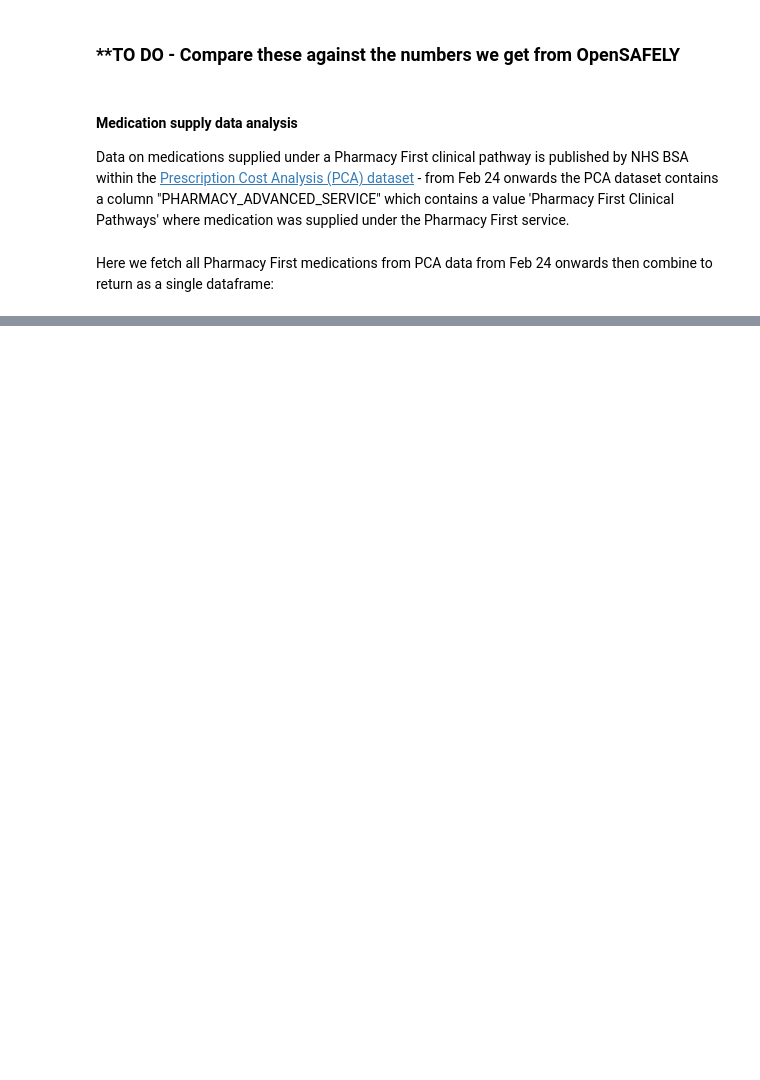
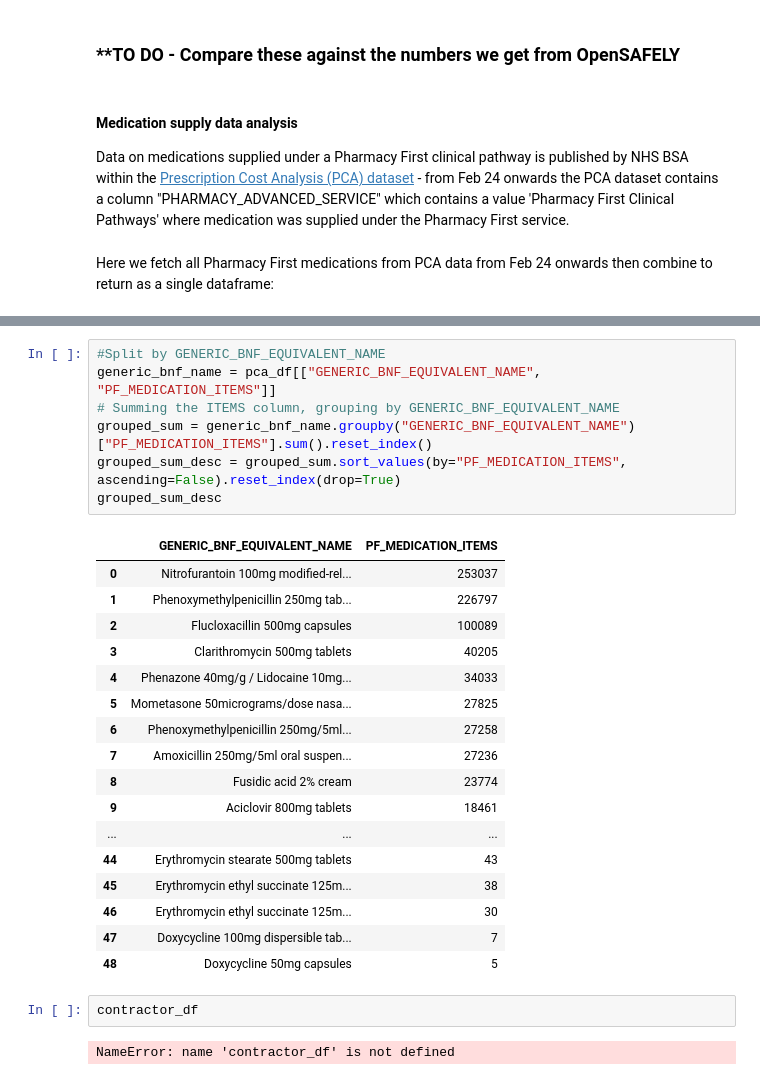
Before and after one commit to chrisjwood16/pharmacy-first-open-data, a Jupyter notebook: notebooks/data_analysis_new.ipynb, the cells around one changed output, grey strips where cells are left out. Cells and saved outputs as stored; diff of their text form; blank space fills up the shorter version.

```diff
--- a/notebooks/data_analysis_new.ipynb
+++ b/notebooks/data_analysis_new.ipynb
@@ -109,0 +174,29 @@ Here we fetch all Pharmacy First medications from PCA data from Feb 24 onwards t
+# %%
+#Split by GENERIC_BNF_EQUIVALENT_NAME
+generic_bnf_name = pca_df[["GENERIC_BNF_EQUIVALENT_NAME", "PF_MEDICATION_ITEMS"]]
+# Summing the ITEMS column, grouping by GENERIC_BNF_EQUIVALENT_NAME
+grouped_sum = generic_bnf_name.groupby("GENERIC_BNF_EQUIVALENT_NAME")["PF_MEDICATION_ITEMS"].sum().reset_index()
+grouped_sum_desc = grouped_sum.sort_values(by="PF_MEDICATION_ITEMS", ascending=False).reset_index(drop=True)
+grouped_sum_desc
+# %% [output]
+|  | GENERIC_BNF_EQUIVALENT_NAME | PF_MEDICATION_ITEMS |
+| 0 | Nitrofurantoin 100mg modified-rel... | 253037 |
+| 1 | Phenoxymethylpenicillin 250mg tab... | 226797 |
+| 2 | Flucloxacillin 500mg capsules | 100089 |
+| 3 | Clarithromycin 500mg tablets | 40205 |
+| 4 | Phenazone 40mg/g / Lidocaine 10mg... | 34033 |
+| 5 | Mometasone 50micrograms/dose nasa... | 27825 |
+| 6 | Phenoxymethylpenicillin 250mg/5ml... | 27258 |
+| 7 | Amoxicillin 250mg/5ml oral suspen... | 27236 |
+| 8 | Fusidic acid 2% cream | 23774 |
+| 9 | Aciclovir 800mg tablets | 18461 |
+| ... | ... | ... |
+| 44 | Erythromycin stearate 500mg tablets | 43 |
+| 45 | Erythromycin ethyl succinate 125m... | 38 |
+| 46 | Erythromycin ethyl succinate 125m... | 30 |
+| 47 | Doxycycline 100mg dispersible tab... | 7 |
+| 48 | Doxycycline 50mg capsules | 5 |
+# %%
+contractor_df
+# %% [output]
+NameError: name 'contractor_df' is not defined
```
Also changed, not shown: parts of 7 cells of this notebook, 1 other file.
